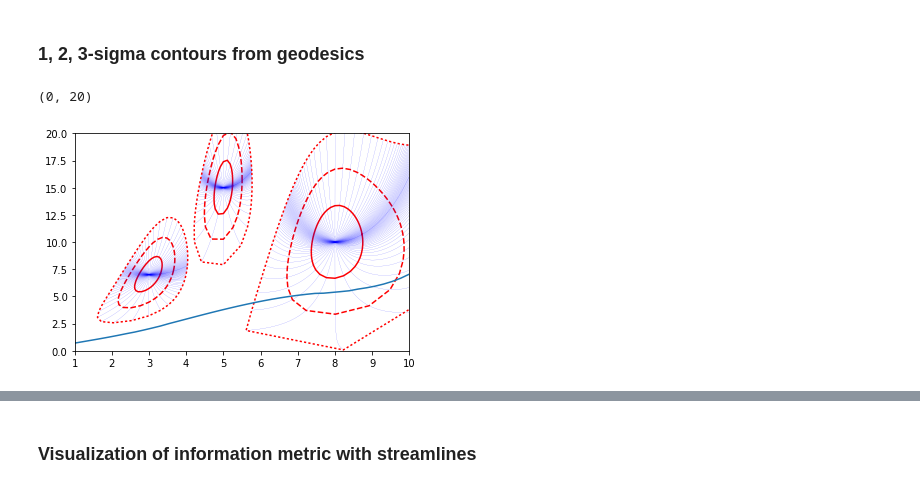
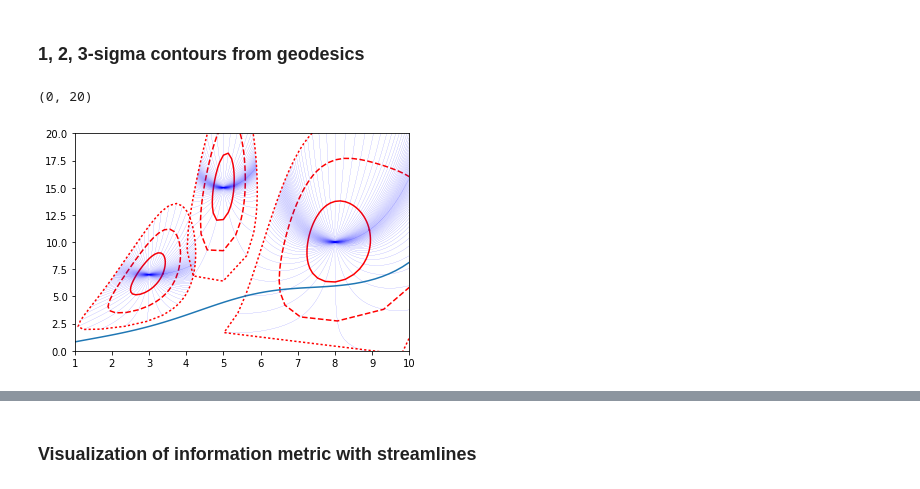
Before and after one commit to kreczko/swordfish, a Jupyter notebook: docs/Swordfish Examples 2.ipynb, the cells around one changed output, grey strips where cells are left out. Drawn from its saved outputs; the diff is of its cells as text; code cells hidden in the pictures.

```diff
--- a/docs/Swordfish Examples 2.ipynb
+++ b/docs/Swordfish Examples 2.ipynb
@@ -24,10 +25,11 @@ flux_func = lambda sig_norm, sig_pos, bkg_norm: (
 # %%
 X,Y = np.meshgrid(x,x)
-width = 1.
-stddev = 0.005
+width = 2.
+stddev = 0.001
 Sigma = np.exp(-(X-Y)**2/2/width**2)*stddev**2
+Sigma = None
 # %% [markdown]
 ### Exposure
 # %%
-exposure = np.ones_like(x)*400.
+exposure = np.ones_like(x)*100.
 # %% [markdown]
@@ -55,0 +37,15 @@ plt.ylabel("Expected upper limit")
+# %%
+# Instantiate FunkFish object, which builds Swordfish object from function and its variations
+FF = sf.FunkFish(flux_func, Sigma, exposure, [0.01, 5., 1.], constraints = [None, 1e-3, None])
+FFN = sf.FunkFish(flux_func, None, exposure, [0.01, 5., 1.], constraints = [None, 1e-3, None])
+
+# Generation of upper limits table
+pos_list = np.linspace(1, 10, N)
+ul = [FF.get_EffectiveCounts({1: p}).upperlimit(0.05, 0) for p in pos_list]
+ulN = [FFN.get_EffectiveCounts({1: p}).upperlimit(0.05, 0) for p in pos_list]
+
+# Plot
+plt.plot(pos_list, ul)
+plt.plot(pos_list, ulN)
+plt.xlabel("Peak position")
+plt.ylabel("Expected upper limit")
@@ -55,0 +55,15 @@ plt.ylabel("Expected upper limit")
+# %%
+ulM = []
+ulMIN = []
+for pos in pos_list:
+    MI = FF.get_iminuit({0: 1., 1: pos, 2:1.})
+    MI.print_level = 0
+    MI.migrad()
+    MI.minos(var = 'x0', sigma = 1.69)
+    ulM.append(MI.errors['x0']*1.69)
+    ulMIN.append(MI.merrors[('x0',1.0)])
+plt.plot(pos_list, ul, label='syst SF')
+#plt.plot(pos_list, ulN, label='no syst SF')
+plt.plot(pos_list, ulMIN, label='MINOS')
+plt.plot(pos_list, ulM, label='MIGRAD hessian')
+plt.legend()
@@ -89,16 +90,16 @@ tf.quiver()
 # %%
 def plot_contours(pos, norm):
     for th, ls, pg in zip([1., 2., 3.], ['-', '--', ':'], [False, False, True]):
         contour = tf.get_contour([pos, norm], th, plot_geodesics = pg, Npoints = 128)
         plt.plot(contour.T[0], contour.T[1], color='r', ls=ls)
 
 plot_contours(8., 10.0)
 plot_contours(3., 7.0)
 plot_contours(5., 15.0)
 
-plt.plot(pos_list, ul_list)
+plt.plot(pos_list, ul)
 plt.xlim([1, 10])
 plt.ylim([0, 20])
 # %% [output]
 (0, 20)
-[figure, old version]
+[figure, new version]
```
Also changed, not shown: parts of 14 cells of this notebook, 1 other file.
